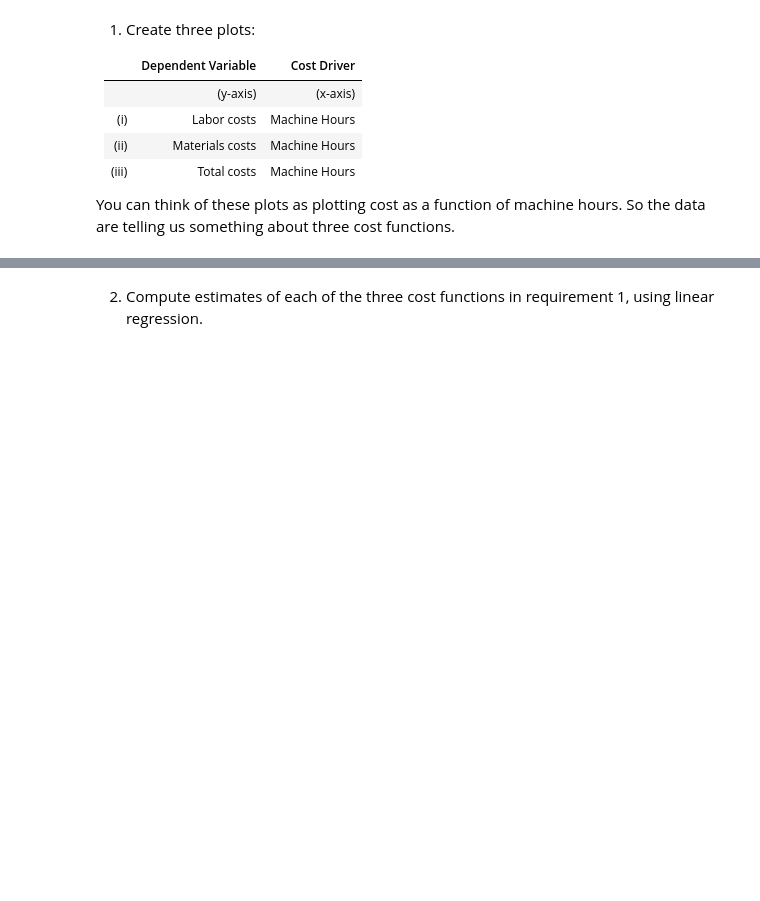
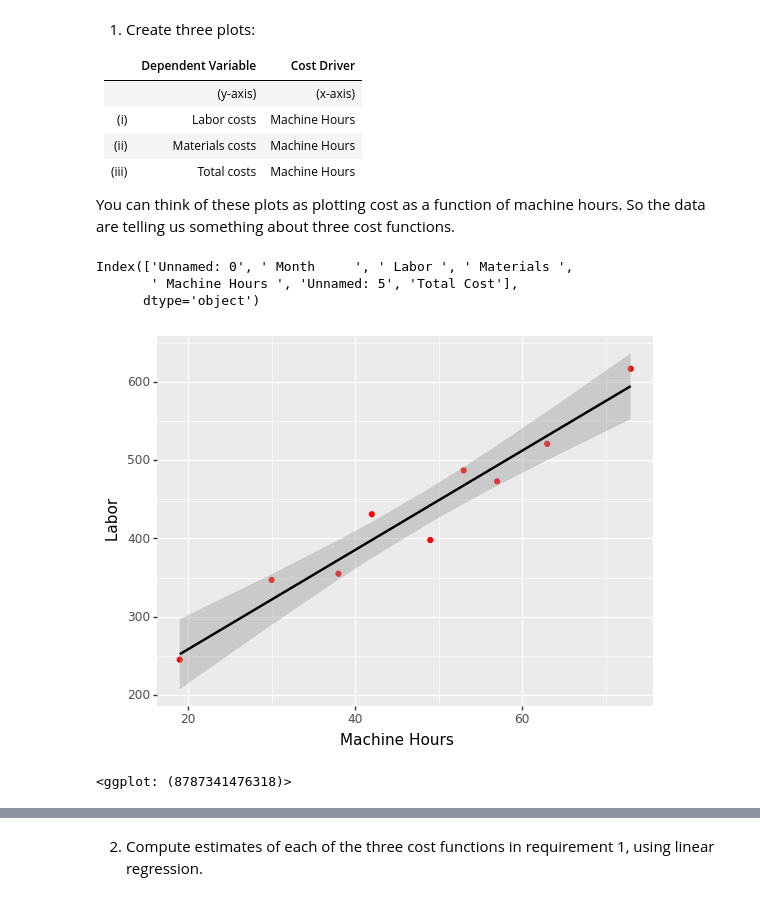
Before and after one commit to ArthurHowardMorris/ArthurHowardMorris.github.io, a Jupyter notebook: assets/slides/acct3210/S3/Lecture3CostEstimation.ipynb, the cells around one changed output, grey strips where cells are left out. Cells and saved outputs as stored; diff of their text form; code cells hidden in the pictures; blank space fills up the shorter version.

```diff
--- a/assets/slides/acct3210/S3/Lecture3CostEstimation.ipynb
+++ b/assets/slides/acct3210/S3/Lecture3CostEstimation.ipynb
@@ -193,0 +192,19 @@ So the data are telling us something about three cost functions.
+# %%
+import pandas as pd
+from plotnine import *
+p2df=pd.read_csv("datap2.csv",sep="|")
+p2df['Total Cost'] = p2df[' Labor '] + p2df[' Materials ']
+p2df.columns
+# %% [output]
+Index(['Unnamed: 0', ' Month     ', ' Labor ', ' Materials ',
+       ' Machine Hours ', 'Unnamed: 5', 'Total Cost'],
+      dtype='object')
+# %%
+(ggplot(
+    p2df, aes(x=' Machine Hours ', y=' Labor ')) +
+    geom_point(colour="red") +
+    stat_smooth(method='ols')
+)
+# %% [output]
+[figure, added]
+<ggplot: (8787341476318)>
```
Also changed, not shown: parts of 22 cells of this notebook, 1 other file.
